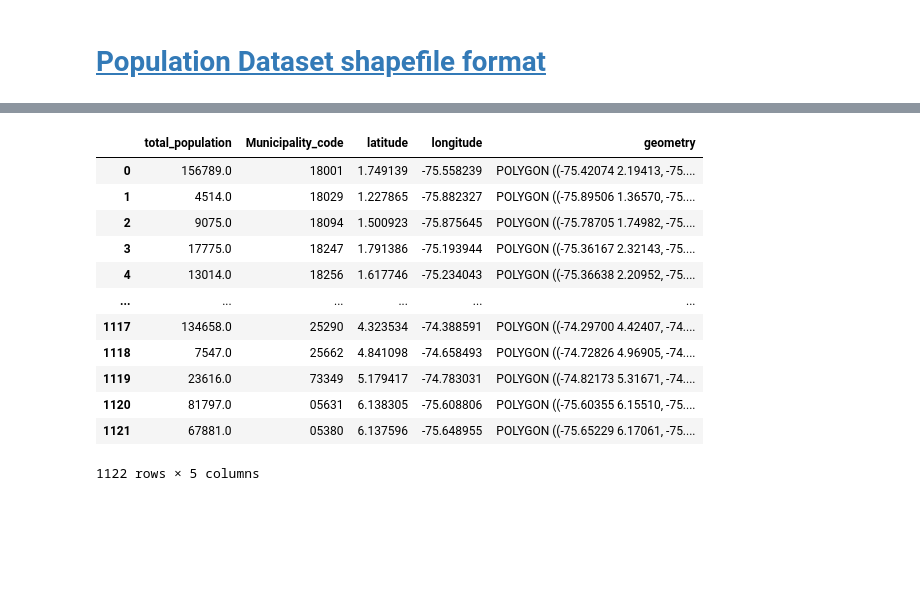
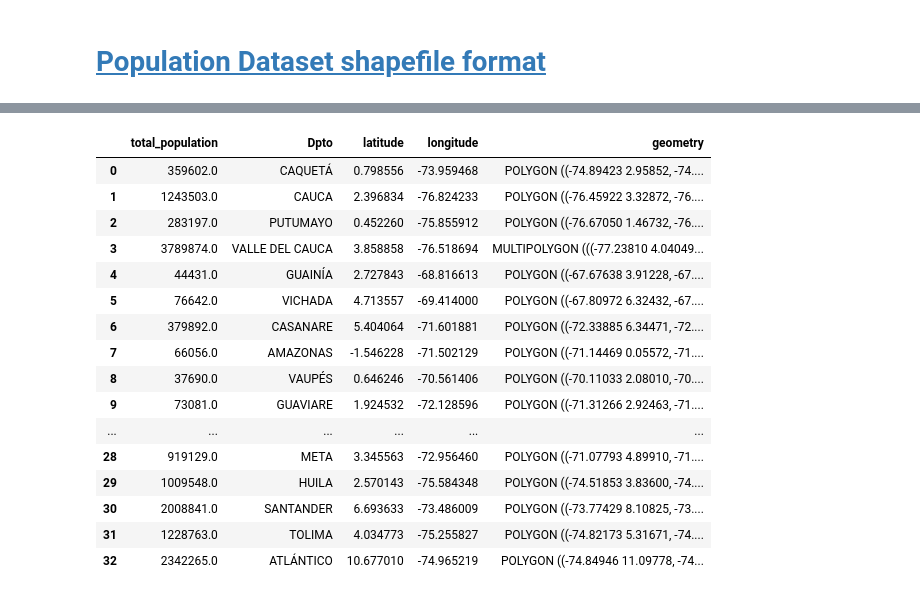
Before and after one commit to sebasmos/Mu_COV19_NASA, a Jupyter notebook: Preprocessing/extract_population.ipynb, the cells around one changed output, grey strips where cells are left out. Cells and saved outputs as stored; diff of their text form; code cells hidden in the pictures; blank space fills up the shorter version.

Commit message:
adding population

```diff
--- a/Preprocessing/extract_population.ipynb
+++ b/Preprocessing/extract_population.ipynb
@@ -41,22 +41,27 @@ column: Shape_Area has datatype: float64
 column: geometry has datatype: geometry
 # %%
 columns = ["total_population", "Municipality_code", "latitude", "longitude", 'geometry']
-data = data.rename(columns={"STP27_PERS":"total_population", "MPIO_CDPMP": "Municipality_code", "LATITUD": "latitude", "LONGITUD": "longitude"})
+data = data.rename(columns={"STP27_PERS":"total_population", "DPTO_CNMBR": "Municipality_code", "LATITUD": "latitude", "LONGITUD": "longitude"})
 
 data = data[columns]
 # %%
+data.rename(columns={'Municipality_code':'Dpto'}, inplace=True)
 data
 # %% [output]
-|  | total_population | Municipality_code | latitude | longitude | geometry |
-| 0 | 156789.0 | 18001 | 1.749139 | -75.558239 | POLYGON ((-75.42074 2.19413, -75.... |
-| 1 | 4514.0 | 18029 | 1.227865 | -75.882327 | POLYGON ((-75.89506 1.36570, -75.... |
-| 2 | 9075.0 | 18094 | 1.500923 | -75.875645 | POLYGON ((-75.78705 1.74982, -75.... |
-| 3 | 17775.0 | 18247 | 1.791386 | -75.193944 | POLYGON ((-75.36167 2.32143, -75.... |
-| 4 | 13014.0 | 18256 | 1.617746 | -75.234043 | POLYGON ((-75.36638 2.20952, -75.... |
+|  | total_population | Dpto | latitude | longitude | geometry |
+| 0 | 359602.0 | CAQUETÁ | 0.798556 | -73.959468 | POLYGON ((-74.89423 2.95852, -74.... |
+| 1 | 1243503.0 | CAUCA | 2.396834 | -76.824233 | POLYGON ((-76.45922 3.32872, -76.... |
+| 2 | 283197.0 | PUTUMAYO | 0.452260 | -75.855912 | POLYGON ((-76.67050 1.46732, -76.... |
+| 3 | 3789874.0 | VALLE DEL CAUCA | 3.858858 | -76.518694 | MULTIPOLYGON (((-77.23810 4.04049... |
+| 4 | 44431.0 | GUAINÍA | 2.727843 | -68.816613 | POLYGON ((-67.67638 3.91228, -67.... |
+| 5 | 76642.0 | VICHADA | 4.713557 | -69.414000 | POLYGON ((-67.80972 6.32432, -67.... |
+| 6 | 379892.0 | CASANARE | 5.404064 | -71.601881 | POLYGON ((-72.33885 6.34471, -72.... |
+| 7 | 66056.0 | AMAZONAS | -1.546228 | -71.502129 | POLYGON ((-71.14469 0.05572, -71.... |
+| 8 | 37690.0 | VAUPÉS | 0.646246 | -70.561406 | POLYGON ((-70.11033 2.08010, -70.... |
+| 9 | 73081.0 | GUAVIARE | 1.924532 | -72.128596 | POLYGON ((-71.31266 2.92463, -71.... |
 | ... | ... | ... | ... | ... | ... |
-| 1117 | 134658.0 | 25290 | 4.323534 | -74.388591 | POLYGON ((-74.29700 4.42407, -74.... |
-| 1118 | 7547.0 | 25662 | 4.841098 | -74.658493 | POLYGON ((-74.72826 4.96905, -74.... |
-| 1119 | 23616.0 | 73349 | 5.179417 | -74.783031 | POLYGON ((-74.82173 5.31671, -74.... |
-| 1120 | 81797.0 | 05631 | 6.138305 | -75.608806 | POLYGON ((-75.60355 6.15510, -75.... |
-| 1121 | 67881.0 | 05380 | 6.137596 | -75.648955 | POLYGON ((-75.65229 6.17061, -75.... |
+| 28 | 919129.0 | META | 3.345563 | -72.956460 | POLYGON ((-71.07793 4.89910, -71.... |
+| 29 | 1009548.0 | HUILA | 2.570143 | -75.584348 | POLYGON ((-74.51853 3.83600, -74.... |
+| 30 | 2008841.0 | SANTANDER | 6.693633 | -73.486009 | POLYGON ((-73.77429 8.10825, -73.... |
+| 31 | 1228763.0 | TOLIMA | 4.034773 | -75.255827 | POLYGON ((-74.82173 5.31671, -74.... |
+| 32 | 2342265.0 | ATLÁNTICO | 10.677010 | -74.965219 | POLYGON ((-74.84946 11.09778, -74... |
-1122 rows × 5 columns
```
Also changed, not shown: parts of 7 cells of this notebook, 26 other files.
